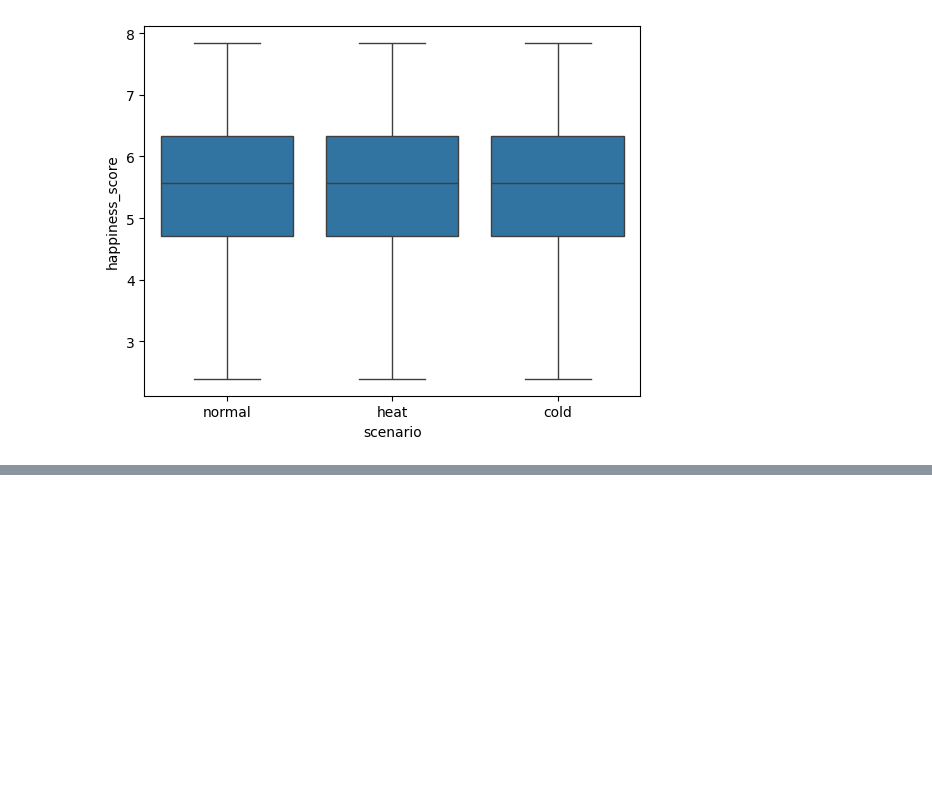
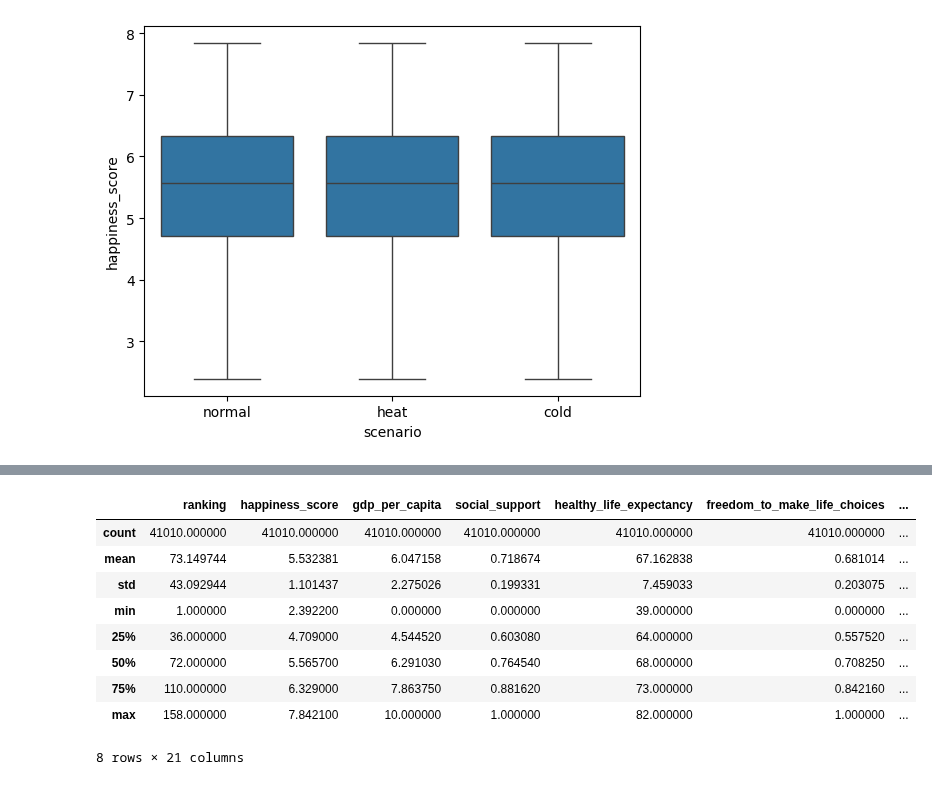
Before and after one commit to Carlagallo/Trabajo_final_MasterData, a Jupyter notebook: Notebook/Análisis_preliminar.ipynb, the cells around one changed output, grey strips where cells are left out. Saved outputs shown, nothing was run; the diff lists cells and outputs as text; code cells hidden in the pictures; blank space fills up the shorter version.

```diff
--- a/Notebook/Análisis_preliminar.ipynb
+++ b/Notebook/Análisis_preliminar.ipynb
@@ -1433,0 +1575,13 @@ sns.boxplot(x='scenario', y='happiness_score', data=df_expanded)
+# %%
+df_expanded.describe()
+# %% [output]
+|  | ranking | happiness_score | gdp_per_capita | social_support | healthy_life_expectancy | freedom_to_make_life_choices | ... |
+| count | 41010.000000 | 41010.000000 | 41010.000000 | 41010.000000 | 41010.000000 | 41010.000000 | ... |
+| mean | 73.149744 | 5.532381 | 6.047158 | 0.718674 | 67.162838 | 0.681014 | ... |
+| std | 43.092944 | 1.101437 | 2.275026 | 0.199331 | 7.459033 | 0.203075 | ... |
+| min | 1.000000 | 2.392200 | 0.000000 | 0.000000 | 39.000000 | 0.000000 | ... |
+| 25% | 36.000000 | 4.709000 | 4.544520 | 0.603080 | 64.000000 | 0.557520 | ... |
+| 50% | 72.000000 | 5.565700 | 6.291030 | 0.764540 | 68.000000 | 0.708250 | ... |
+| 75% | 110.000000 | 6.329000 | 7.863750 | 0.881620 | 73.000000 | 0.842160 | ... |
+| max | 158.000000 | 7.842100 | 10.000000 | 1.000000 | 82.000000 | 1.000000 | ... |
+8 rows × 21 columns
```
Also changed, not shown: parts of 24 cells of this notebook, 4 other files.
